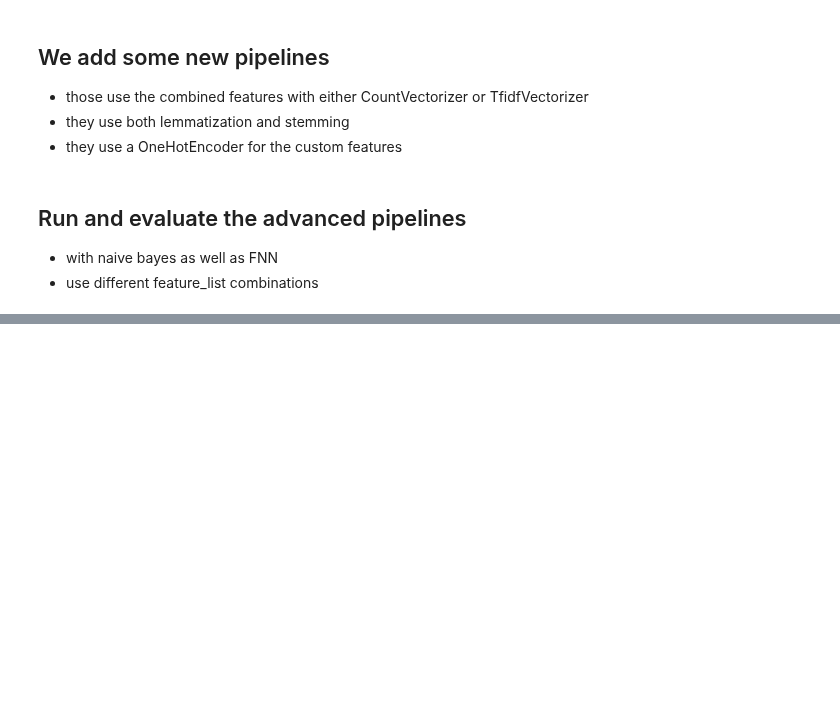
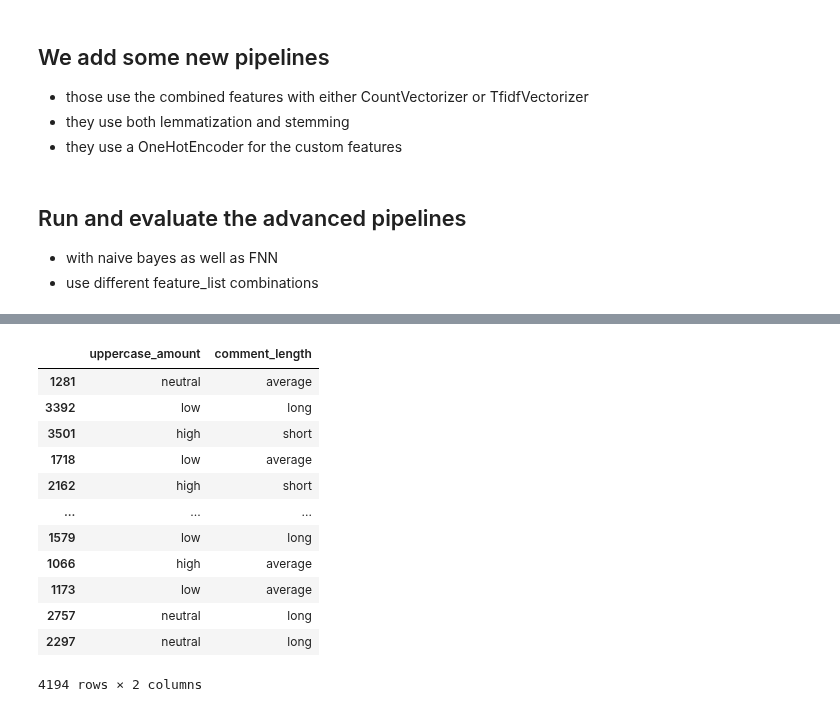
Before and after one commit to erikrubinov/nlp_project, a Jupyter notebook: src/task_3.ipynb, the cells around one changed output, grey strips where cells are left out. Saved outputs shown, nothing was run; the diff lists cells and outputs as text; code cells hidden in the pictures; blank space fills up the shorter version.

```diff
--- a/src/task_3.ipynb
+++ b/src/task_3.ipynb
@@ -411,0 +420,16 @@ KeyboardInterrupt:
+# %%
+train_df_balanced[['uppercase_amount', 'comment_length']]
+# %% [output]
+|  | uppercase_amount | comment_length |
+| 1281 | neutral | average |
+| 3392 | low | long |
+| 3501 | high | short |
+| 1718 | low | average |
+| 2162 | high | short |
+| ... | ... | ... |
+| 1579 | low | long |
+| 1066 | high | average |
+| 1173 | low | average |
+| 2757 | neutral | long |
+| 2297 | neutral | long |
+4194 rows × 2 columns
```
Also changed, not shown: parts of 4 cells of this notebook.
